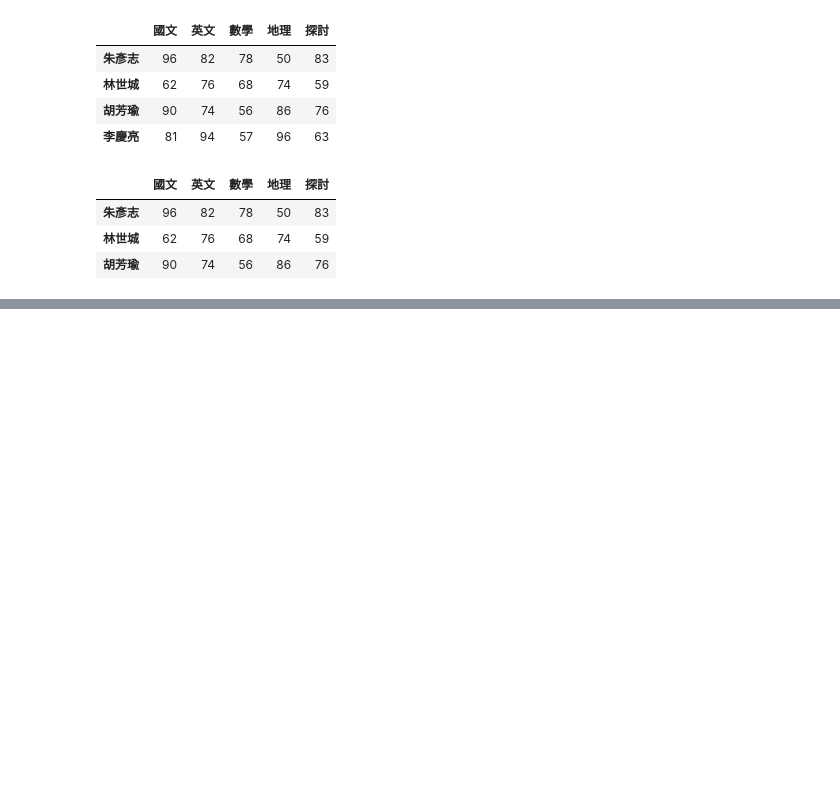
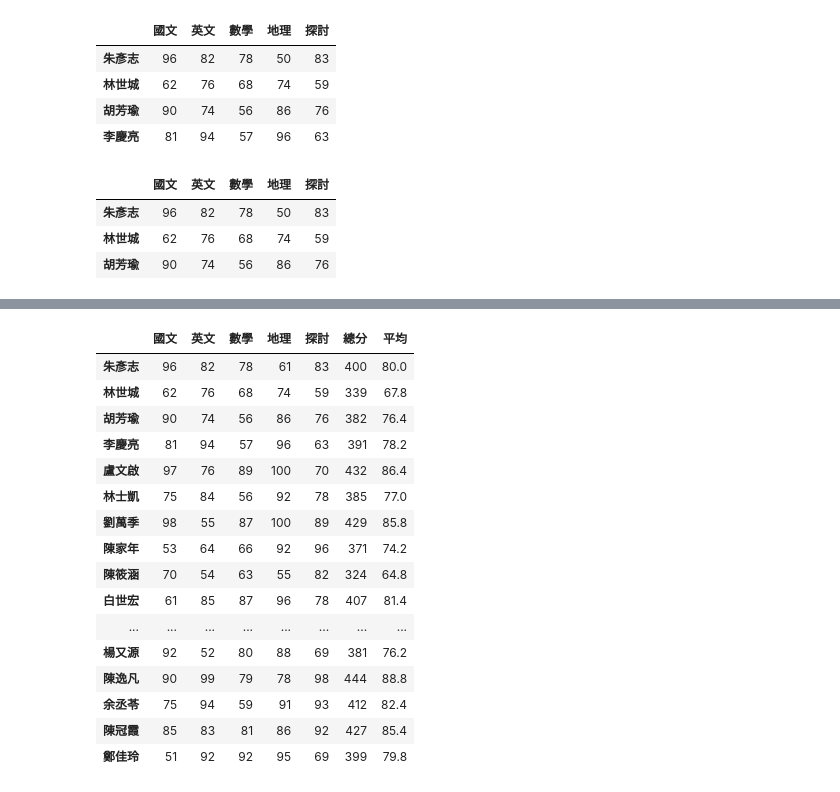
Before and after one commit to doncic1012/python_analysis, a Jupyter notebook: lesson_5_4.ipynb, the cells around one changed output, grey strips where cells are left out. Drawn from its saved outputs; the diff is of its cells as text; code cells hidden in the pictures; blank space fills up the shorter version.

```diff
--- a/lesson_5_4.ipynb
+++ b/lesson_5_4.ipynb
@@ -55,3 +55,7 @@ df.iloc[0:3]
 | 朱彥志 | 96 | 82 | 78 | 50 | 83 |
 | 林世城 | 62 | 76 | 68 | 74 | 59 |
 | 胡芳瑜 | 90 | 74 | 56 | 86 | 76 |
+# %%
+df.head()
+df.loc['朱彥志','地理'] = 61
+df.head()
@@ -57,0 +117,26 @@ df.iloc[0:3]
+# %%
+stu_sum = df.sum(axis=1)
+stu_mean = stu_sum / 5.0
+# %%
+df['總分'] = stu_sum
+df['平均'] = stu_mean
+# %%
+df
+# %% [output]
+|  | 國文 | 英文 | 數學 | 地理 | 探討 | 總分 | 平均 |
+| 朱彥志 | 96 | 82 | 78 | 61 | 83 | 400 | 80.0 |
+| 林世城 | 62 | 76 | 68 | 74 | 59 | 339 | 67.8 |
+| 胡芳瑜 | 90 | 74 | 56 | 86 | 76 | 382 | 76.4 |
+| 李慶亮 | 81 | 94 | 57 | 96 | 63 | 391 | 78.2 |
+| 盧文啟 | 97 | 76 | 89 | 100 | 70 | 432 | 86.4 |
+| 林士凱 | 75 | 84 | 56 | 92 | 78 | 385 | 77.0 |
+| 劉萬季 | 98 | 55 | 87 | 100 | 89 | 429 | 85.8 |
+| 陳家年 | 53 | 64 | 66 | 92 | 96 | 371 | 74.2 |
+| 陳筱涵 | 70 | 54 | 63 | 55 | 82 | 324 | 64.8 |
+| 白世宏 | 61 | 85 | 87 | 96 | 78 | 407 | 81.4 |
+| ... | ... | ... | ... | ... | ... | ... | ... |
+| 楊又源 | 92 | 52 | 80 | 88 | 69 | 381 | 76.2 |
+| 陳逸凡 | 90 | 99 | 79 | 78 | 98 | 444 | 88.8 |
+| 余丞苓 | 75 | 94 | 59 | 91 | 93 | 412 | 82.4 |
+| 陳冠霞 | 85 | 83 | 81 | 86 | 92 | 427 | 85.4 |
+| 鄭佳玲 | 51 | 92 | 92 | 95 | 69 | 399 | 79.8 |
```
Also changed, not shown: parts of 5 cells of this notebook.
